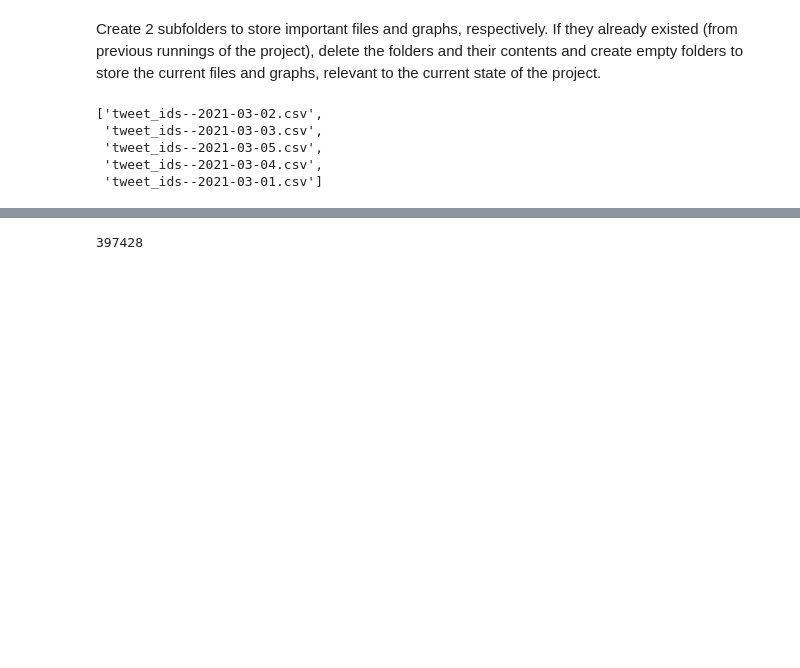
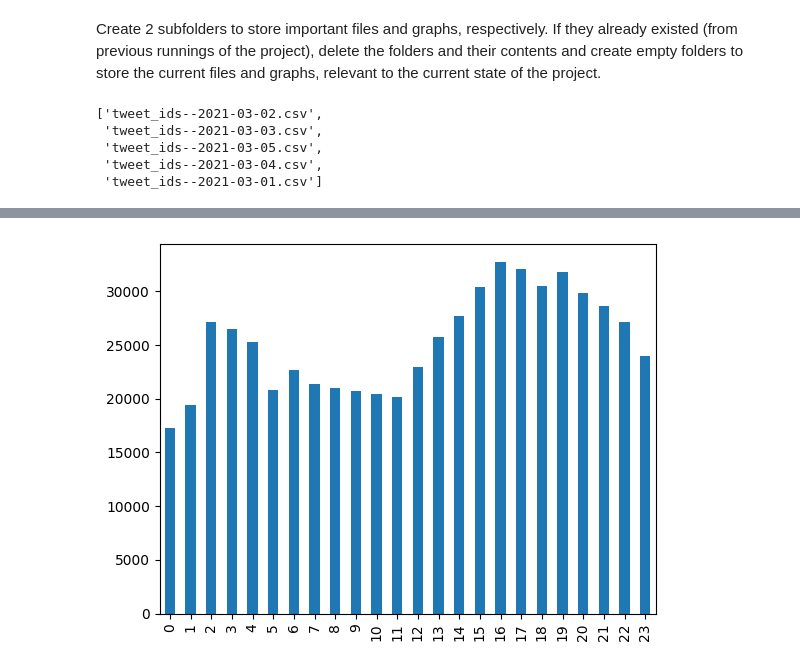
Before and after one commit to andreistoica12/research-internship, a Jupyter notebook: covaxxy.ipynb, the cells around one changed output, grey strips where cells are left out. Cells and saved outputs as stored; diff of their text form; code cells hidden in the pictures; blank space fills up the shorter version.

```diff
--- a/covaxxy.ipynb
+++ b/covaxxy.ipynb
@@ -73,4 +87,6 @@ first.drop_duplicates(inplace=True)
-# %%
-first.size
-# %% [output]
-397428
+# %%
+hour_column_ascending = first_batch.loc[:,"hour"].sort_values(ascending=True)
+# %%
+axes = hour_column_ascending.value_counts()[hour_column_ascending.unique()].plot(kind='bar')
+# %% [output]
+[figure, added]
```
Also changed, not shown: parts of 11 cells of this notebook.
